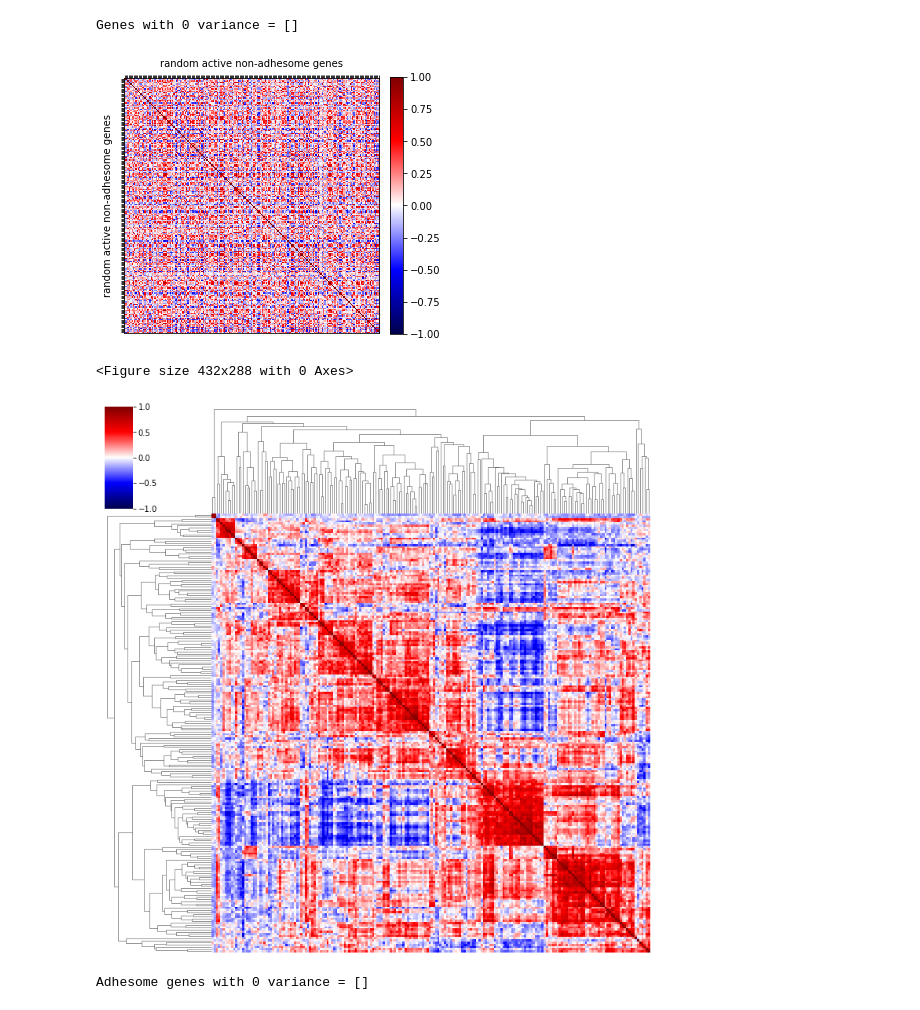
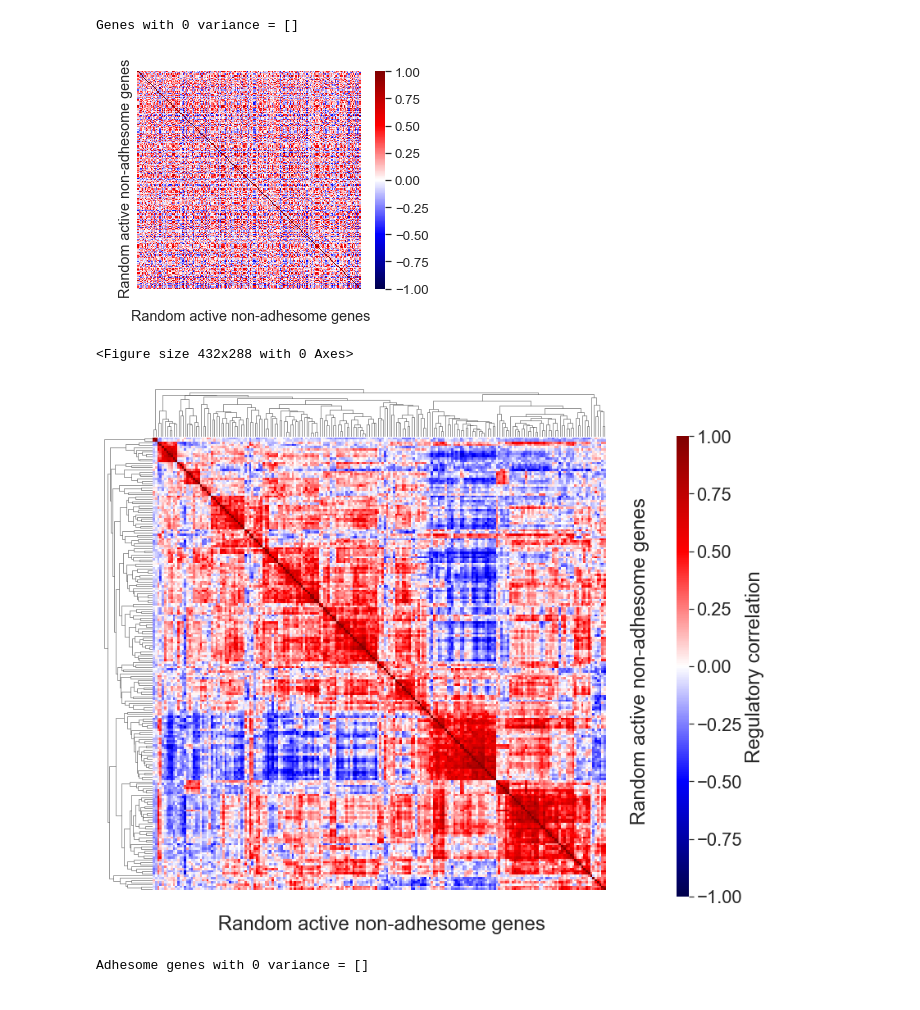
Before and after one commit to uhlerlab/adhesome_clustering, a Jupyter notebook: code/figures4/Figure2.ipynb, the cells around one changed output. Drawn from its saved outputs; the diff is of its cells as text; code cells hidden in the pictures.

```diff
--- a/code/figures4/Figure2.ipynb
+++ b/code/figures4/Figure2.ipynb
@@ -141,13 +144,17 @@ lu.plot_heatmap(S_adhesome_df,
 # Using seaborn
 S_adhesome_distmat = (1-S_adhesome_df)/2
 linkage_adhesome = linkage(sp.distance.squareform(S_adhesome_distmat), method='average')
+
+sns.set(font_scale=2)
 plt.figure()
 sns.clustermap(S_adhesome_df,
                row_linkage=linkage_adhesome, col_linkage=linkage_adhesome,
+               dendrogram_ratio=0.1,
+               cbar_pos=(1.01, 0.1, 0.02, 0.78),
                figsize=(10, 10), row_cluster=True, col_cluster=True,
                xticklabels=False, yticklabels=False,
-               cmap='seismic', vmin=-1, vmax=1)
-plt.savefig(saving_main_dir+f'fig_2a1.pdf', format='pdf')
+               cmap='seismic', vmin=-1, vmax=1, cbar_kws={'label': 'Regulatory correlation'})
+# plt.savefig(saving_main_dir+f'fig_2a1.pdf', format='pdf')
 plt.show()
 # %% [output]
 <Figure size 432x288 with 0 Axes>
@@ -172,29 +179,36 @@ Genes with 0 variance = []
 with open(saving_dir+'random_active_nonadh_genes.pkl', 'rb') as f:
     random_active_nonadh_genes = pickle.load(f)
 S_nonadh_df = pd.DataFrame(S_active_nonadh1, index=active_nonadh_genes, columns=active_nonadh_genes)
-lu.plot_heatmap(S_nonadh_df.loc[random_active_nonadh_genes,random_active_nonadh_genes],
-                ['' for _ in random_active_nonadh_genes], ['' for _ in random_active_nonadh_genes],
-                'random active non-adhesome genes', 'random active non-adhesome genes',
-                size=5, fontsize=5,
-                vmax=S_nonadh_df.loc[random_active_nonadh_genes,random_active_nonadh_genes].max().max(), vmin=-1,
-                add_patches = [], cmap='seismic')
+S_nonadh_df.index.name = '\n Random active non-adhesome genes'
+S_nonadh_df.columns.name = '\n Random active non-adhesome genes'
+
+sns.set(font_scale=1.2)
+plt.figure(figsize=(5,4))
+sns.heatmap(S_nonadh_df.loc[random_active_nonadh_genes, random_active_nonadh_genes],
+            xticklabels=False, yticklabels=False,
+            cmap='seismic', vmin=-1, vmax=1)
+plt.show()
 # %% [output]
-[figure, old version]
+[figure, new version]
 # %%
 # Using seaborn
 S_nonadh_distmat = (1-S_nonadh_df.loc[random_active_nonadh_genes,random_active_nonadh_genes])/2
 linkage_nonadh = linkage(sp.distance.squareform(S_nonadh_distmat), method='average')
+
+sns.set(font_scale=2)
 plt.figure()
-sns.clustermap(S_nonadh_df.loc[random_active_nonadh_genes,random_active_nonadh_genes],
+sns.clustermap(S_nonadh_df.loc[random_active_nonadh_genes, random_active_nonadh_genes],
                row_linkage=linkage_nonadh, col_linkage=linkage_nonadh,
+               dendrogram_ratio=0.1,
+               cbar_pos=(1.01, 0.1, 0.02, 0.78),
                figsize=(10, 10), row_cluster=True, col_cluster=True,
                xticklabels=False, yticklabels=False,
-               cmap='seismic', vmin=-1, vmax=1)
-plt.savefig(saving_main_dir+f'fig_2a2.pdf', format='pdf')
+               cmap='seismic', vmin=-1, vmax=1, cbar_kws={'label': 'Regulatory correlation'})
+# plt.savefig(saving_main_dir+f'fig_2a2.pdf', format='pdf')
 plt.show()
 # %% [output]
 <Figure size 432x288 with 0 Axes>
-[figure, old version]
+[figure, new version]
 # %%
 # Coregulation of all non adhesome genes
 all_nonadh_genes = list(set(active_genes).union(set(inactive_genes))-set(active_adhesome_genes)-set(inactive_adhesome_genes))
```
Also changed, not shown: parts of 15 cells of this notebook, 33 other files.
